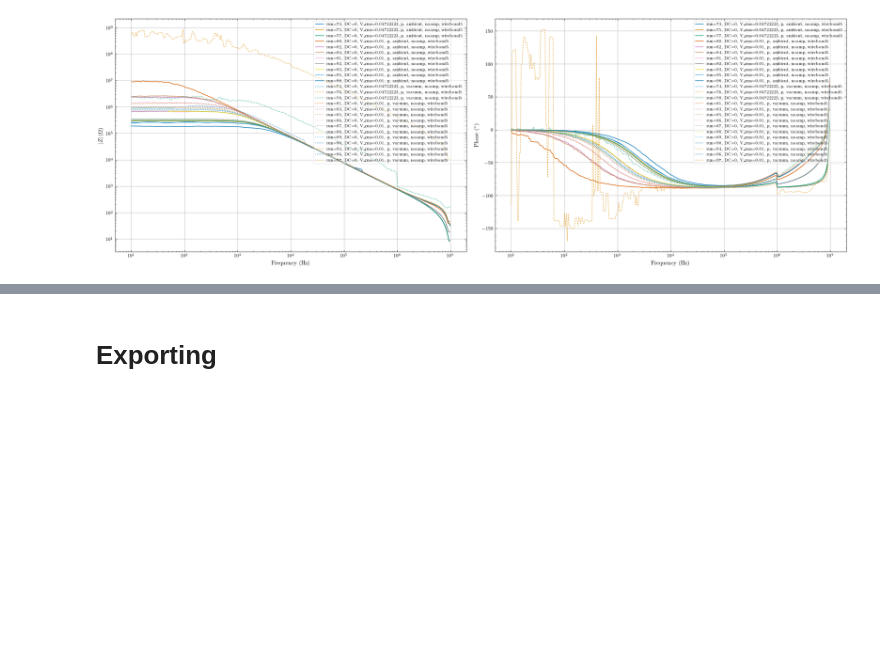
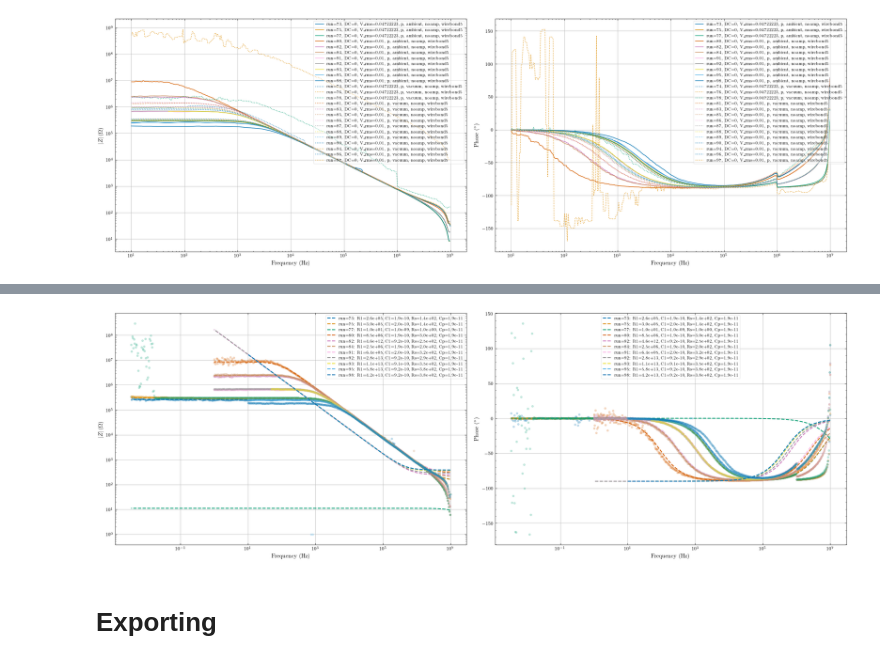
Before and after one commit to hc3413/IS_Analysis, a Jupyter notebook: IS_Analysis_solatron.ipynb, the cells around one changed output, grey strips where cells are left out. Cells and saved outputs as stored; diff of their text form; code cells hidden in the pictures; blank space fills up the shorter version.

```diff
--- a/IS_Analysis_solatron.ipynb
+++ b/IS_Analysis_solatron.ipynb
@@ -392,6 +430,6 @@ fig_list.append((fig, plot_filename, plot_title, notes))
 # %%
 # Select data
-d = [ [solatron[73][0], solatron[75][0], solatron[77][0], solatron[80][0], solatron[82][0], solatron[84][0], solatron[91][0], solatron[92][0], solatron[93][0], solatron[95][0], solatron[98][0] ],  [solatron[74][0], solatron[76][0],solatron[78][0], solatron[81][0], solatron[83][0], solatron[85][0], solatron[86][0], solatron[87][0], solatron[88][0], solatron[89][0], solatron[90][0], solatron[94][0], solatron[96][0], solatron[97][0]] ] #
+d73 = [ [solatron[73][0], solatron[75][0], solatron[77][0], solatron[80][0], solatron[82][0], solatron[84][0], solatron[91][0], solatron[92][0], solatron[93][0], solatron[95][0], solatron[98][0] ],  [solatron[74][0], solatron[76][0],solatron[78][0], solatron[81][0], solatron[83][0], solatron[85][0], solatron[86][0], solatron[87][0], solatron[88][0], solatron[89][0], solatron[90][0], solatron[94][0], solatron[96][0], solatron[97][0]] ] #
 
 # Labels
 plot_labels = ['wb5, formed, ambient'] # label for the legend
@@ -402,10 +440,10 @@ plot_title = 'Switching Device with DC Offset' # title for powerpoint
 notes = [''] # notes for the powerpoint in text box
 
 # if export true, update the plot string
-d = update_plot_string(d, export_data=export_data, plot_labels=plot_labels)
+d73 = update_plot_string(d73, export_data=export_data, plot_labels=plot_labels)
 
 # Plot
-fig, ax = IS_plot(d, d_type='Zabsphi', freq_lim=[1e1, 1e7], y_lim_right=None,
+fig, ax = IS_plot(d73, d_type='Zabsphi', freq_lim=[1e1, 1e7], y_lim_right=None,
                     sort_data=False, c_bar=0, fig_size=fig_size, med_filt = 5, force_key = False)
 
 # append the figure and title to the list for later exporting
@@ -415,3 +605,27 @@ fig_list.append((fig, plot_filename, plot_title, notes))
+# %%
+# ---------------------------------------- Plotting the Fitting ------------------------------
+# Select data
+d69 = [solatron[73][0], solatron[75][0], solatron[77][0], solatron[80][0], solatron[82][0], solatron[84][0], solatron[91][0], solatron[92][0], solatron[93][0], solatron[95][0], solatron[98][0] ]
+
+# Labels
+plot_labels = ['wb6, pristine, ambient', 'wb6, eformed, ambient '] # label for the legend
+plot_filename = 'wb6_pristine_vs_forming' # name for exported figure
+plot_title = 'Electroforming vs Pristine' # title for powerpoint
+
+# Notes
+notes = [''] # notes for the powerpoint in text box
+
+# if export true, update the plot string
+d69 = update_plot_string(d69, export_data=export_data, plot_labels=plot_labels)
+
+# Plot
+fig, ax = IS_plot_fit(d69, d_type='Zabsphi', freq_lim=[1e-3, 1e7], y_lim_right=None,
+                    sort_data=False,  fig_size=fig_size, med_filt = 1, show_key = True)
+
+# append the figure and title to the list for later exporting
+fig_list.append((fig, plot_filename, plot_title, notes))
+# %% [output]
+[figure, added]
 # %% [markdown]
 # Exporting
 # %% [markdown]
```
Also changed, not shown: parts of 7 cells of this notebook, 3 other files.
